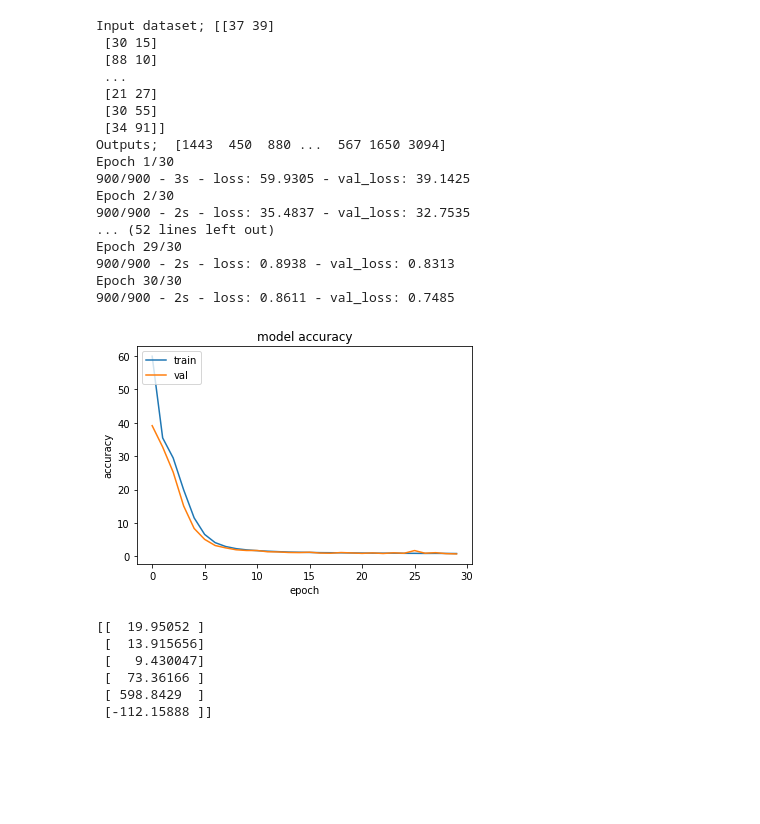
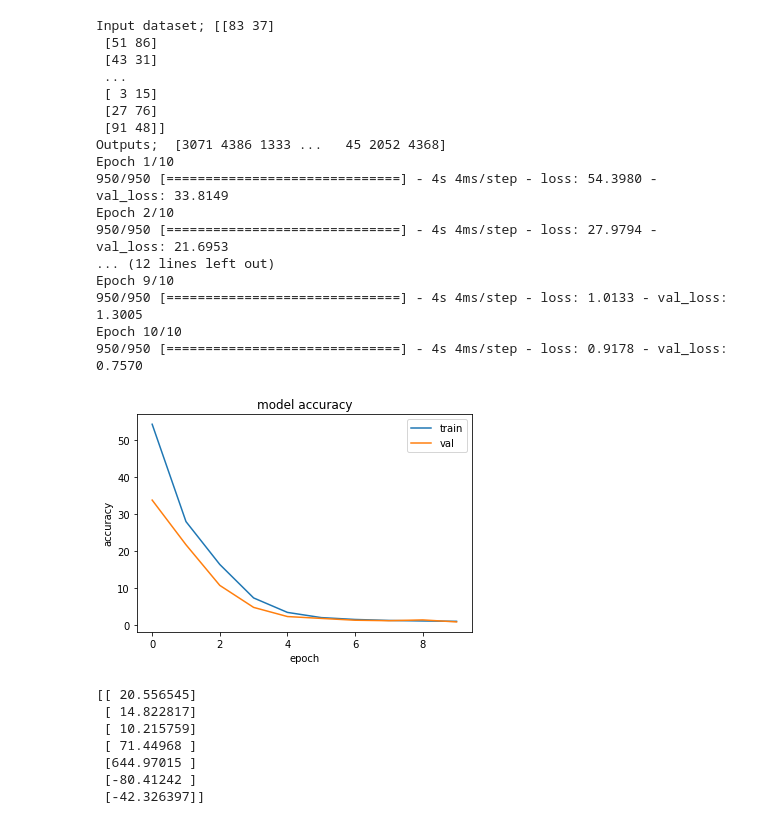
Before and after one commit to doneforaiur/ardic-mulakat, a Jupyter notebook: mult_ai.ipynb, the cells around one changed output. Drawn from its saved outputs; the diff is of its cells as text; code cells hidden in the pictures; blank space fills up the shorter version.

```diff
--- a/mult_ai.ipynb
+++ b/mult_ai.ipynb
@@ -23,65 +3,66 @@ import numpy as np
 import random
 import tensorflow as tf
 from tensorflow import keras
 from keras import Input, Model
 from keras.layers import Dense
 from keras.models import Sequential
 from matplotlib import pyplot as plt
 
-trainingInput = np.array([[random.randrange(1, 100) ,  random.randrange(1,100)] for i in range(1, 100*100*10)])
+trainingInput = np.array([[random.randrange(1, 101) ,  random.randrange(1,101)] for i in range(1, 100*100*10)])
 trainingOutput =  np.array([(input [0] * input [1]) for input  in trainingInput ])
 
 print("Input dataset;", trainingInput)
 print("Outputs; ", trainingOutput)
 
 model = keras.Sequential([
     keras.layers.Flatten(input_shape=(2,)),
-    tf.keras.layers.Dense(64, activation="relu"),
-    tf.keras.layers.Dense(64, activation="relu"),
+    tf.keras.layers.Dense(100, activation="relu"),
+    tf.keras.layers.Dense(100, activation="relu"),
     keras.layers.Dense(1)
 ])
 
 opt = keras.optimizers.Adam(learning_rate=0.001)
 model.compile(optimizer=opt, loss='mape')
 
-history = model.fit(trainingInput, trainingOutput, batch_size=100, validation_split=0.1, epochs=30, verbose=2)
+history = model.fit(trainingInput, trainingOutput, batch_size=100, validation_split=0.05, epochs=10, verbose=1, shuffle=True)
 
 plt.plot(history.history['loss'])
 plt.plot(history.history['val_loss'])
 plt.title('model accuracy')
 plt.ylabel('accuracy')
 plt.xlabel('epoch')
-plt.legend(['train', 'val'], loc='upper left')
+plt.legend(['train', 'val'], loc='upper right')
 plt.show()
 # %% [output]
-Input dataset; [[37 39]
- [30 15]
- [88 10]
+Input dataset; [[83 37]
+ [51 86]
+ [43 31]
  ...
- [21 27]
- [30 55]
- [34 91]]
-Outputs;  [1443  450  880 ...  567 1650 3094]
-Epoch 1/30
-900/900 - 3s - loss: 59.9305 - val_loss: 39.1425
-Epoch 2/30
-900/900 - 2s - loss: 35.4837 - val_loss: 32.7535
-... (52 lines left out)
-Epoch 29/30
-900/900 - 2s - loss: 0.8938 - val_loss: 0.8313
-Epoch 30/30
-900/900 - 2s - loss: 0.8611 - val_loss: 0.7485
+ [ 3 15]
+ [27 76]
+ [91 48]]
+Outputs;  [3071 4386 1333 ...   45 2052 4368]
+Epoch 1/10
+950/950 [==============================] - 4s 4ms/step - loss: 54.3980 - val_loss: 33.8149
+Epoch 2/10
+950/950 [==============================] - 4s 4ms/step - loss: 27.9794 - val_loss: 21.6953
+... (12 lines left out)
+Epoch 9/10
+950/950 [==============================] - 4s 4ms/step - loss: 1.0133 - val_loss: 1.3005
+Epoch 10/10
+950/950 [==============================] - 4s 4ms/step - loss: 0.9178 - val_loss: 0.7570
-[figure, old version]
+[figure, new version]
 # %%
-a = np.array([[10, 2], [3.5,4], [21, 0.5], [1.5, 48.6], [30, 20], [-10, 10]])
+a = np.array([[10, 2], [3.5,4], [0.5, 21], [1.5, 48.6], [25.5, 25], [-10, 10], [-5, 5]])
 print(model.predict(a))
 # %% [output]
-[[  19.95052 ]
- [  13.915656]
- [   9.430047]
- [  73.36166 ]
- [ 598.8429  ]
- [-112.15888 ]]
+[[ 20.556545]
+ [ 14.822817]
+ [ 10.215759]
+ [ 71.44968 ]
+ [644.97015 ]
+ [-80.41242 ]
+ [-42.326397]]
 # %%
 # Log version
 
```
Also changed, not shown: parts of 3 cells of this notebook.
